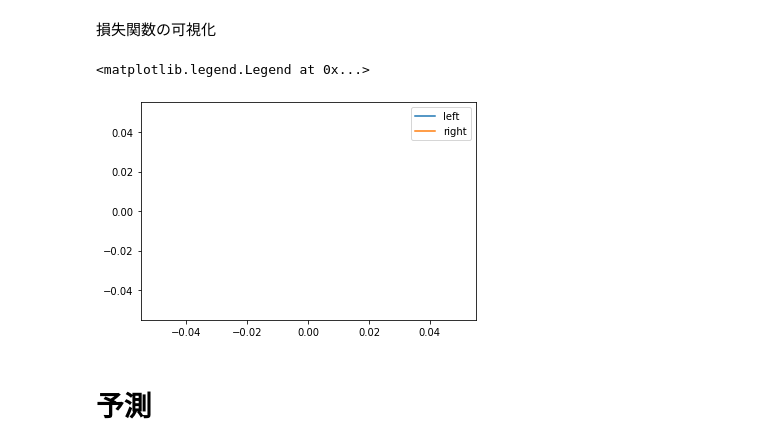
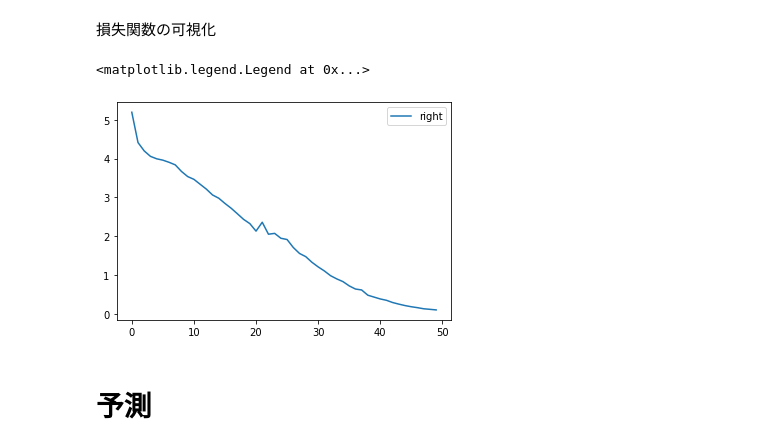
Before and after one commit to mokoshin0720/ml-tutorials, a Jupyter notebook: Enc_Dec[Transformer].ipynb, the cells around one changed output. Cells and saved outputs as stored; diff of their text form; code cells hidden in the pictures.

Commit message:
right-decoderだけで学習

```diff
--- a/Enc_Dec[Transformer].ipynb
+++ b/Enc_Dec[Transformer].ipynb
@@ -114,3 +119,16 @@ def batch2title(batch, title, batch_size):
+# %%
+def right_vocab2title_vocab(target_right, device):
+    batch_right = []
+    for row in target_right:
+        row = row.tolist()
+        row_list = []
+        for word in row:
+            word = right.vocab.itos[word]
+            word = title.vocab.stoi[word]
+            row_list.append(word)
+        batch_right.append(row_list)
+
+    return torch.Tensor(batch_right).to(torch.int64).to(device)
 # %% [markdown]
 bleuスコアを計算する
 # %%
@@ -135,8 +156,8 @@ left = data.Field(tokenize=tokenizer, init_token="<sos>", eos_token="<eos>")
 # CSVファイルを読み込み、TabularDatasetオブジェクトを作成
 train_data, test_data = data.TabularDataset.splits(
     path = "/content/drive/MyDrive/data/nakazawa_lab/youtuber_title/",
-    train = "youtube_train.csv",
-    test = "youtube_train.csv",
+    train = "youtube_test.csv",
+    test = "youtube_test.csv",
     format="csv",
     fields=[('title', title), ('right', right), ('left', left)]
 )
@@ -333,17 +354,6 @@ encoder = Encoder(
     src_pad_idx,
     num_heads,
     num_encoder_layers,
-    forward_expansion,
-    dropout,
-    max_len,
-    device
-).to(device)
-
-decoder_left = Decoder(
-    embedding_size,
-    trg_vocab_size,
-    num_heads,
-    num_decoder_layers,
     forward_expansion,
     dropout,
     max_len,
@@ -364,20 +374,16 @@ decoder_right = Decoder(
 optimizerとloss関数の宣言
 # %%
 encoder_optimizer = optim.Adam(encoder.parameters(), lr=learning_rate)
-decoder_left_optimizer = optim.Adam(decoder_left.parameters(), lr=learning_rate)
 decoder_right_optimizer = optim.Adam(decoder_right.parameters(), lr=learning_rate)
 
 encoder_scheduler = torch.optim.lr_scheduler.ReduceLROnPlateau(
     encoder_optimizer, factor=0.1, patience=10, verbose=True
 )
-decoder_left_scheduler = torch.optim.lr_scheduler.ReduceLROnPlateau(
-    decoder_left_optimizer, factor=0.1, patience=10, verbose=True
-)
 decoder_right_scheduler = torch.optim.lr_scheduler.ReduceLROnPlateau(
     decoder_right_optimizer, factor=0.1, patience=10, verbose=True
 )
 
-pad_idx = 0
+pad_idx = title.vocab.stoi["<pad>"]
 criterion = nn.CrossEntropyLoss(ignore_index=pad_idx)
 # %% [markdown]
 学習開始(Encoder-Decoderモデル)
@@ -468,12 +481,11 @@ for epoch in range(num_epochs):
 # %%
 import matplotlib.pyplot as plt
 %matplotlib inline
-plt.plot(mean_losses_left, label='left')
 plt.plot(mean_losses_right, label='right')
 plt.legend()
 # %% [output]
 <matplotlib.legend.Legend at 0x...>
-[figure, old version]
+[figure, new version]
 # %% [markdown]
 # 予測
 # %%
```
Also changed, not shown: parts of 7 cells of this notebook.
